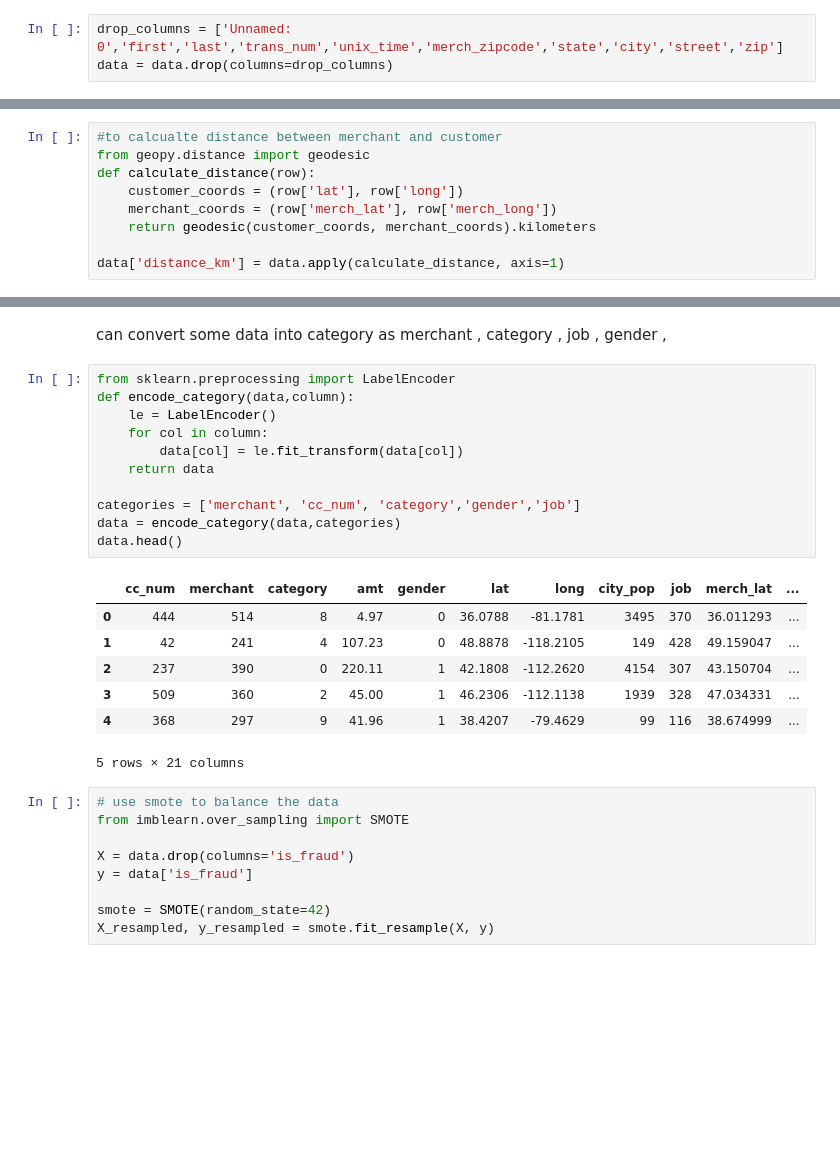
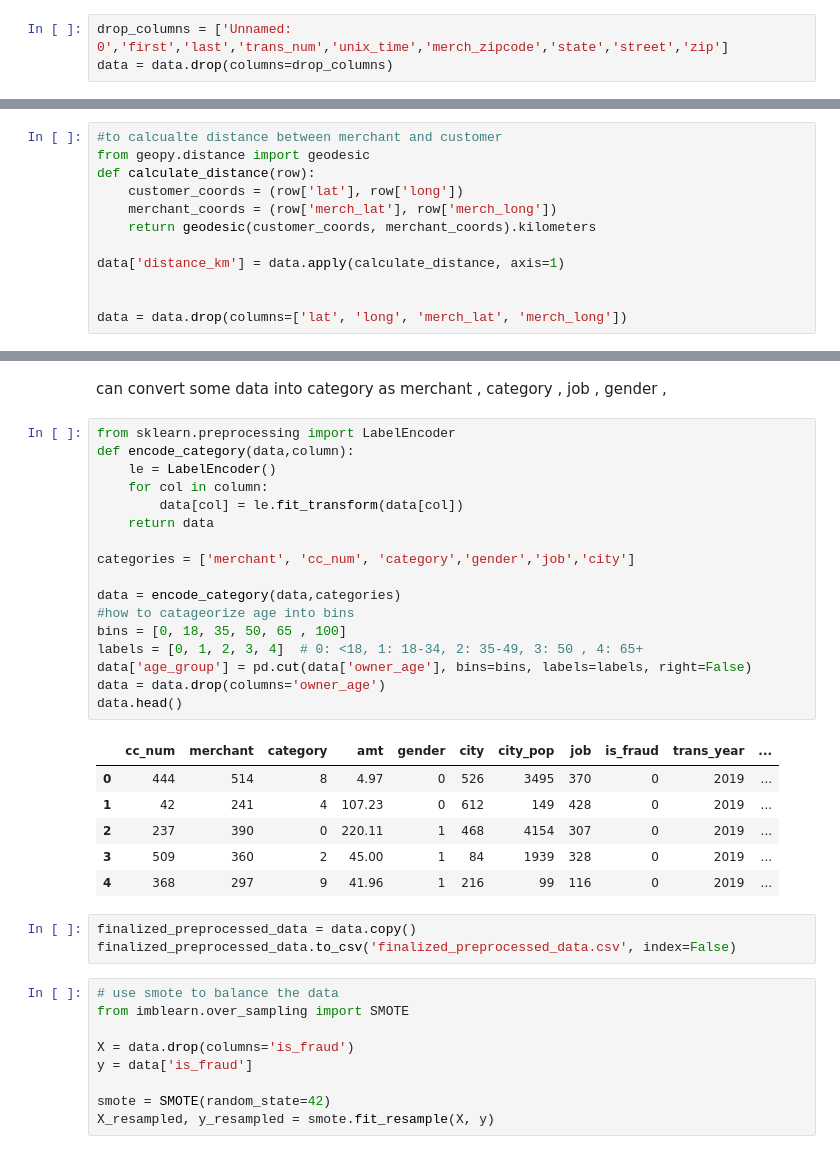
Before and after one commit to prabin4/Amnilinternship, a Jupyter notebook: Assignment credit card fraud detection (multi model)/lgbm.ipynb, the cells around one changed output, grey strips where cells are left out. Cells and saved outputs as stored; diff of their text form; blank space fills up the shorter version.

```diff
--- a/Assignment credit card fraud detection (multi model)/lgbm.ipynb
+++ b/Assignment credit card fraud detection (multi model)/lgbm.ipynb
@@ -110,5 +112,5 @@ plt.show()
 # %% [output]
 [figure]
 # %%
-drop_columns = ['Unnamed: 0','first','last','trans_num','unix_time','merch_zipcode','state','city','street','zip']
+drop_columns = ['Unnamed: 0','first','last','trans_num','unix_time','merch_zipcode','state','street','zip']
 data = data.drop(columns=drop_columns)
@@ -148,6 +202,9 @@ def calculate_distance(row):
     return geodesic(customer_coords, merchant_coords).kilometers
 
 data['distance_km'] = data.apply(calculate_distance, axis=1)
+
+
+data = data.drop(columns=['lat', 'long', 'merch_lat', 'merch_long'])
 # %%
 unique_values = data.nunique()
 unique_values_df = pd.DataFrame(unique_values).reset_index()
@@ -176,22 +233,30 @@ can convert some data into category as merchant , category , job , gender ,
 # %%
 from sklearn.preprocessing import LabelEncoder
 def encode_category(data,column):
     le = LabelEncoder()
     for col in column:
         data[col] = le.fit_transform(data[col])
     return data
 
-categories = ['merchant', 'cc_num', 'category','gender','job']
+categories = ['merchant', 'cc_num', 'category','gender','job','city']
+
 data = encode_category(data,categories)
+#how to catageorize age into bins
+bins = [0, 18, 35, 50, 65 , 100]
+labels = [0, 1, 2, 3, 4]  # 0: <18, 1: 18-34, 2: 35-49, 3: 50 , 4: 65+
+data['age_group'] = pd.cut(data['owner_age'], bins=bins, labels=labels, right=False)
+data = data.drop(columns='owner_age')
 data.head()
 # %% [output]
-|  | cc_num | merchant | category | amt | gender | lat | long | city_pop | job | merch_lat | ... |
-| 0 | 444 | 514 | 8 | 4.97 | 0 | 36.0788 | -81.1781 | 3495 | 370 | 36.011293 | ... |
-| 1 | 42 | 241 | 4 | 107.23 | 0 | 48.8878 | -118.2105 | 149 | 428 | 49.159047 | ... |
-| 2 | 237 | 390 | 0 | 220.11 | 1 | 42.1808 | -112.2620 | 4154 | 307 | 43.150704 | ... |
-| 3 | 509 | 360 | 2 | 45.00 | 1 | 46.2306 | -112.1138 | 1939 | 328 | 47.034331 | ... |
-| 4 | 368 | 297 | 9 | 41.96 | 1 | 38.4207 | -79.4629 | 99 | 116 | 38.674999 | ... |
+|  | cc_num | merchant | category | amt | gender | city | city_pop | job | is_fraud | trans_year | ... |
+| 0 | 444 | 514 | 8 | 4.97 | 0 | 526 | 3495 | 370 | 0 | 2019 | ... |
+| 1 | 42 | 241 | 4 | 107.23 | 0 | 612 | 149 | 428 | 0 | 2019 | ... |
+| 2 | 237 | 390 | 0 | 220.11 | 1 | 468 | 4154 | 307 | 0 | 2019 | ... |
+| 3 | 509 | 360 | 2 | 45.00 | 1 | 84 | 1939 | 328 | 0 | 2019 | ... |
+| 4 | 368 | 297 | 9 | 41.96 | 1 | 216 | 99 | 116 | 0 | 2019 | ... |
-5 rows × 21 columns
+# %%
+finalized_preprocessed_data = data.copy()
+finalized_preprocessed_data.to_csv('finalized_preprocessed_data.csv', index=False)
 # %%
 # use smote to balance the data
 from imblearn.over_sampling import SMOTE
```
Also changed, not shown: parts of 6 cells of this notebook, 3 other files.
